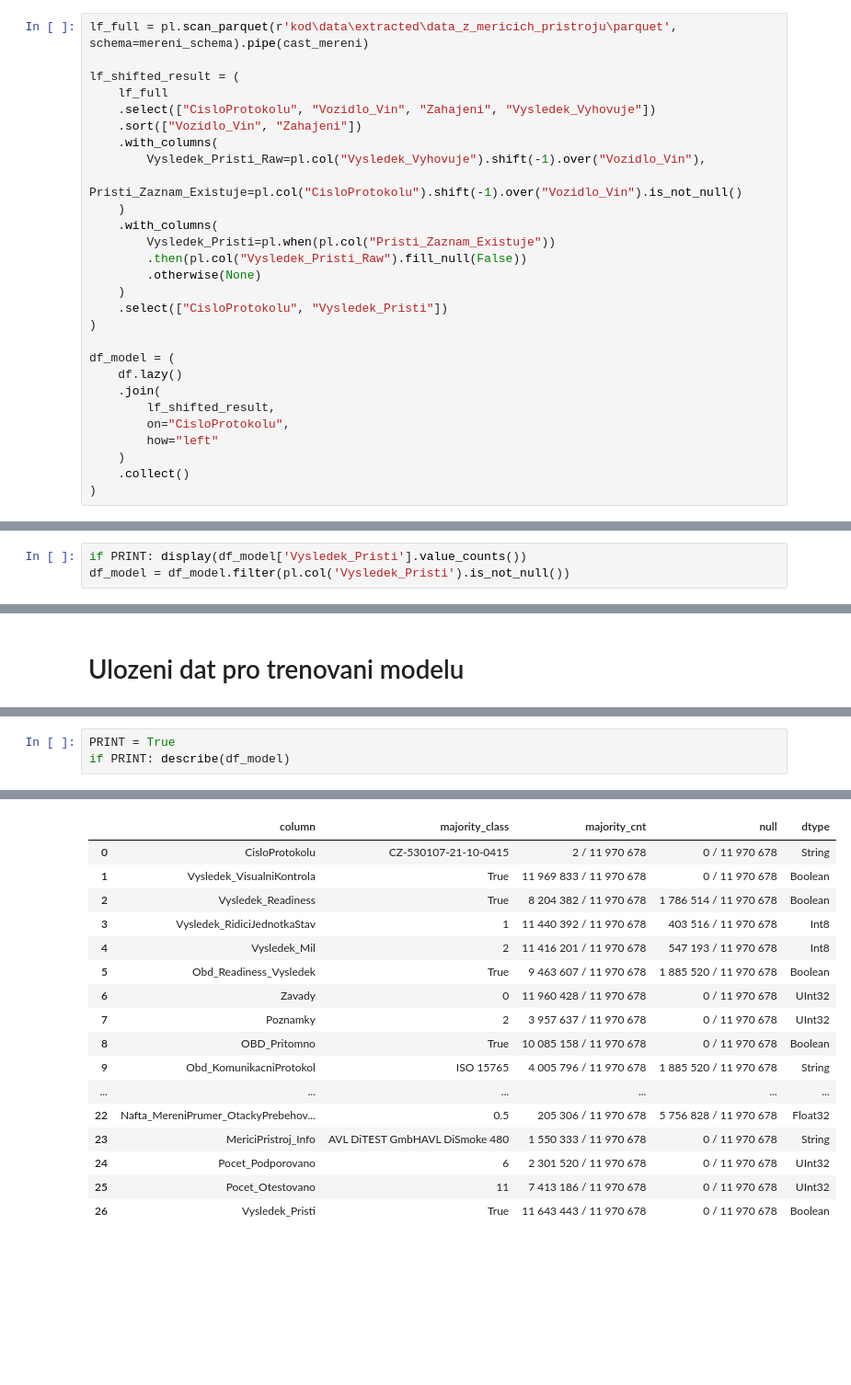
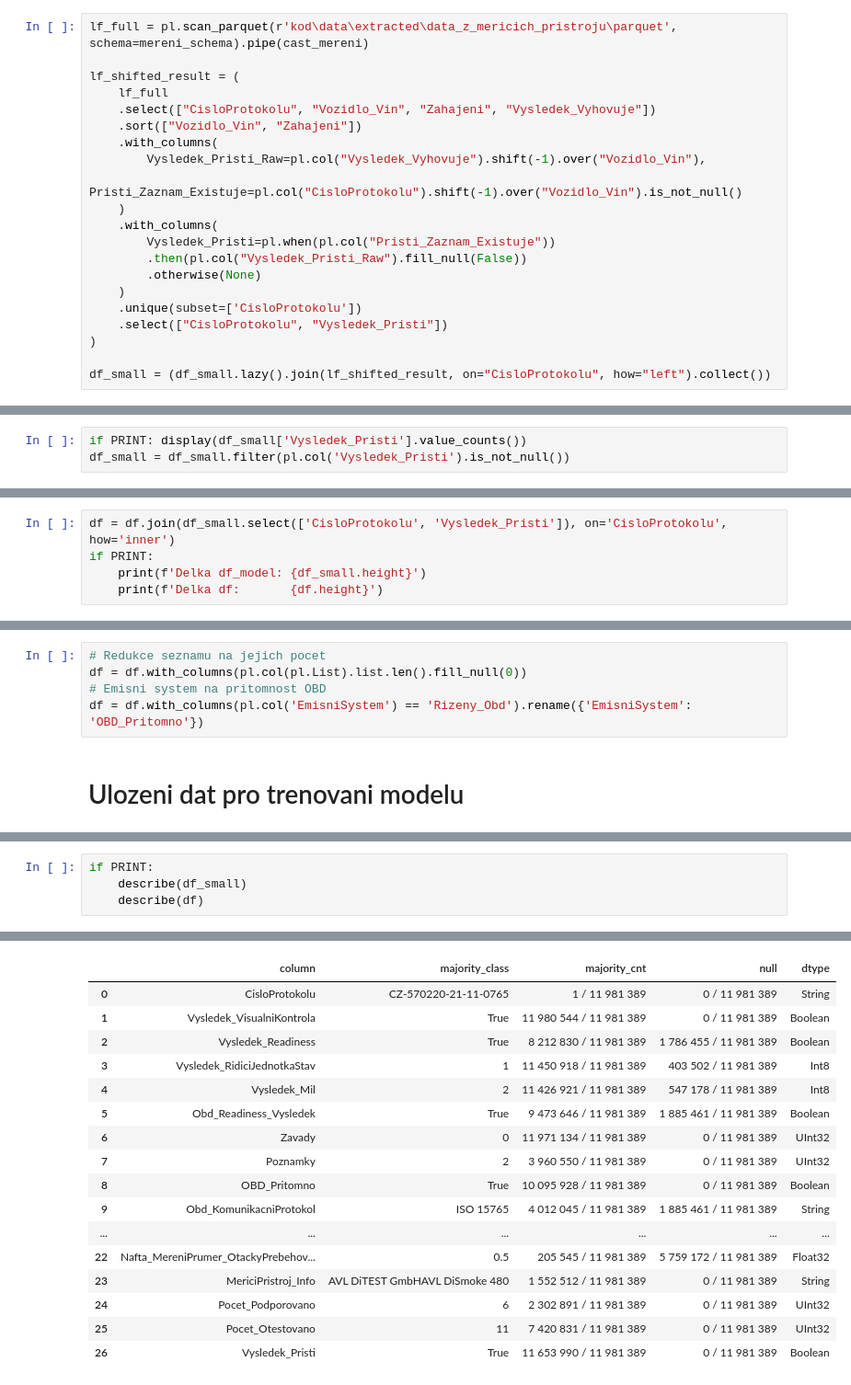
Before and after one commit to opendatalabcz/emissions-data-analysis-cz, a Jupyter notebook: kod/explorace/mereni_exploration.ipynb, the cells around one changed output, grey strips where cells are left out. Shown at 92% size. Drawn from its saved outputs; the diff is of its cells as text; blank space fills up the shorter version.

```diff
--- a/kod/explorace/mereni_exploration.ipynb
+++ b/kod/explorace/mereni_exploration.ipynb
@@ -808,23 +910,16 @@ lf_shifted_result = (
         .then(pl.col("Vysledek_Pristi_Raw").fill_null(False))
         .otherwise(None)
     )
+    .unique(subset=['CisloProtokolu'])
     .select(["CisloProtokolu", "Vysledek_Pristi"])
 )
 
-df_model = (
-    df.lazy()
-    .join(
-        lf_shifted_result,
-        on="CisloProtokolu",
-        how="left"
-    )
-    .collect()
-)
+df_small = (df_small.lazy().join(lf_shifted_result, on="CisloProtokolu", how="left").collect())
 # %% [markdown]
 ## Odstraneni mereni, ktera nemaji znamy pristi vysledek
 # %%
-if PRINT: display(df_model['Vysledek_Pristi'].value_counts())
-df_model = df_model.filter(pl.col('Vysledek_Pristi').is_not_null())
+if PRINT: display(df_small['Vysledek_Pristi'].value_counts())
+df_small = df_small.filter(pl.col('Vysledek_Pristi').is_not_null())
 # %% [output]
 shape: (3, 2)
 | Vysledek_Pristi | count |
@@ -834,0 +932,5 @@ shape: (3, 2)
+# %%
+df = df.join(df_small.select(['CisloProtokolu', 'Vysledek_Pristi']), on='CisloProtokolu', how='inner')
+if PRINT:
+    print(f'Delka df_model: {df_small.height}')
+    print(f'Delka df:       {df.height}')
@@ -835,3 +942,8 @@ shape: (3, 2)
+# %%
+# Redukce seznamu na jejich pocet
+df = df.with_columns(pl.col(pl.List).list.len().fill_null(0))
+# Emisni system na pritomnost OBD
+df = df.with_columns(pl.col('EmisniSystem') == 'Rizeny_Obd').rename({'EmisniSystem': 'OBD_Pritomno'})
 # %% [markdown]
 # Ulozeni dat pro trenovani modelu
 # %%
@@ -839,6 +952,7 @@ df_model.write_parquet(r"kod\data\processed\mereni_model.parquet")
 # %%
-PRINT = True
-if PRINT: describe(df_model)
+if PRINT:
+    describe(df_small)
+    describe(df)
 # %% [output]
 shape: (1, 27)
 | CisloProtokolu | Vysledek_VisualniKontrola | Vysledek_Readiness | Vysledek_RidiciJednotkaStav | Vysledek_Mil | ... |
@@ -865,18 +979,18 @@ shape: (1, 27)
 50 rows × 27 columns
 |  | column | majority_class | majority_cnt | null | dtype |
-| 0 | CisloProtokolu | CZ-530107-21-10-0415 | 2 / 11 970 678 | 0 / 11 970 678 | String |
-| 1 | Vysledek_VisualniKontrola | True | 11 969 833 / 11 970 678 | 0 / 11 970 678 | Boolean |
-| 2 | Vysledek_Readiness | True | 8 204 382 / 11 970 678 | 1 786 514 / 11 970 678 | Boolean |
-| 3 | Vysledek_RidiciJednotkaStav | 1 | 11 440 392 / 11 970 678 | 403 516 / 11 970 678 | Int8 |
-| 4 | Vysledek_Mil | 2 | 11 416 201 / 11 970 678 | 547 193 / 11 970 678 | Int8 |
-| 5 | Obd_Readiness_Vysledek | True | 9 463 607 / 11 970 678 | 1 885 520 / 11 970 678 | Boolean |
-| 6 | Zavady | 0 | 11 960 428 / 11 970 678 | 0 / 11 970 678 | UInt32 |
-| 7 | Poznamky | 2 | 3 957 637 / 11 970 678 | 0 / 11 970 678 | UInt32 |
-| 8 | OBD_Pritomno | True | 10 085 158 / 11 970 678 | 0 / 11 970 678 | Boolean |
-| 9 | Obd_KomunikacniProtokol | ISO 15765 | 4 005 796 / 11 970 678 | 1 885 520 / 11 970 678 | String |
+| 0 | CisloProtokolu | CZ-570220-21-11-0765 | 1 / 11 981 389 | 0 / 11 981 389 | String |
+| 1 | Vysledek_VisualniKontrola | True | 11 980 544 / 11 981 389 | 0 / 11 981 389 | Boolean |
+| 2 | Vysledek_Readiness | True | 8 212 830 / 11 981 389 | 1 786 455 / 11 981 389 | Boolean |
+| 3 | Vysledek_RidiciJednotkaStav | 1 | 11 450 918 / 11 981 389 | 403 502 / 11 981 389 | Int8 |
+| 4 | Vysledek_Mil | 2 | 11 426 921 / 11 981 389 | 547 178 / 11 981 389 | Int8 |
+| 5 | Obd_Readiness_Vysledek | True | 9 473 646 / 11 981 389 | 1 885 461 / 11 981 389 | Boolean |
+| 6 | Zavady | 0 | 11 971 134 / 11 981 389 | 0 / 11 981 389 | UInt32 |
+| 7 | Poznamky | 2 | 3 960 550 / 11 981 389 | 0 / 11 981 389 | UInt32 |
+| 8 | OBD_Pritomno | True | 10 095 928 / 11 981 389 | 0 / 11 981 389 | Boolean |
+| 9 | Obd_KomunikacniProtokol | ISO 15765 | 4 012 045 / 11 981 389 | 1 885 461 / 11 981 389 | String |
 | ... | ... | ... | ... | ... | ... |
-| 22 | Nafta_MereniPrumer_OtackyPrebehov... | 0.5 | 205 306 / 11 970 678 | 5 756 828 / 11 970 678 | Float32 |
-| 23 | MericiPristroj_Info | AVL DiTEST GmbHAVL DiSmoke 480 | 1 550 333 / 11 970 678 | 0 / 11 970 678 | String |
-| 24 | Pocet_Podporovano | 6 | 2 301 520 / 11 970 678 | 0 / 11 970 678 | UInt32 |
-| 25 | Pocet_Otestovano | 11 | 7 413 186 / 11 970 678 | 0 / 11 970 678 | UInt32 |
-| 26 | Vysledek_Pristi | True | 11 643 443 / 11 970 678 | 0 / 11 970 678 | Boolean |
+| 22 | Nafta_MereniPrumer_OtackyPrebehov... | 0.5 | 205 545 / 11 981 389 | 5 759 172 / 11 981 389 | Float32 |
+| 23 | MericiPristroj_Info | AVL DiTEST GmbHAVL DiSmoke 480 | 1 552 512 / 11 981 389 | 0 / 11 981 389 | String |
+| 24 | Pocet_Podporovano | 6 | 2 302 891 / 11 981 389 | 0 / 11 981 389 | UInt32 |
+| 25 | Pocet_Otestovano | 11 | 7 420 831 / 11 981 389 | 0 / 11 981 389 | UInt32 |
+| 26 | Vysledek_Pristi | True | 11 653 990 / 11 981 389 | 0 / 11 981 389 | Boolean |
```
Also changed, not shown: parts of 33 cells of this notebook, 22 other files.
